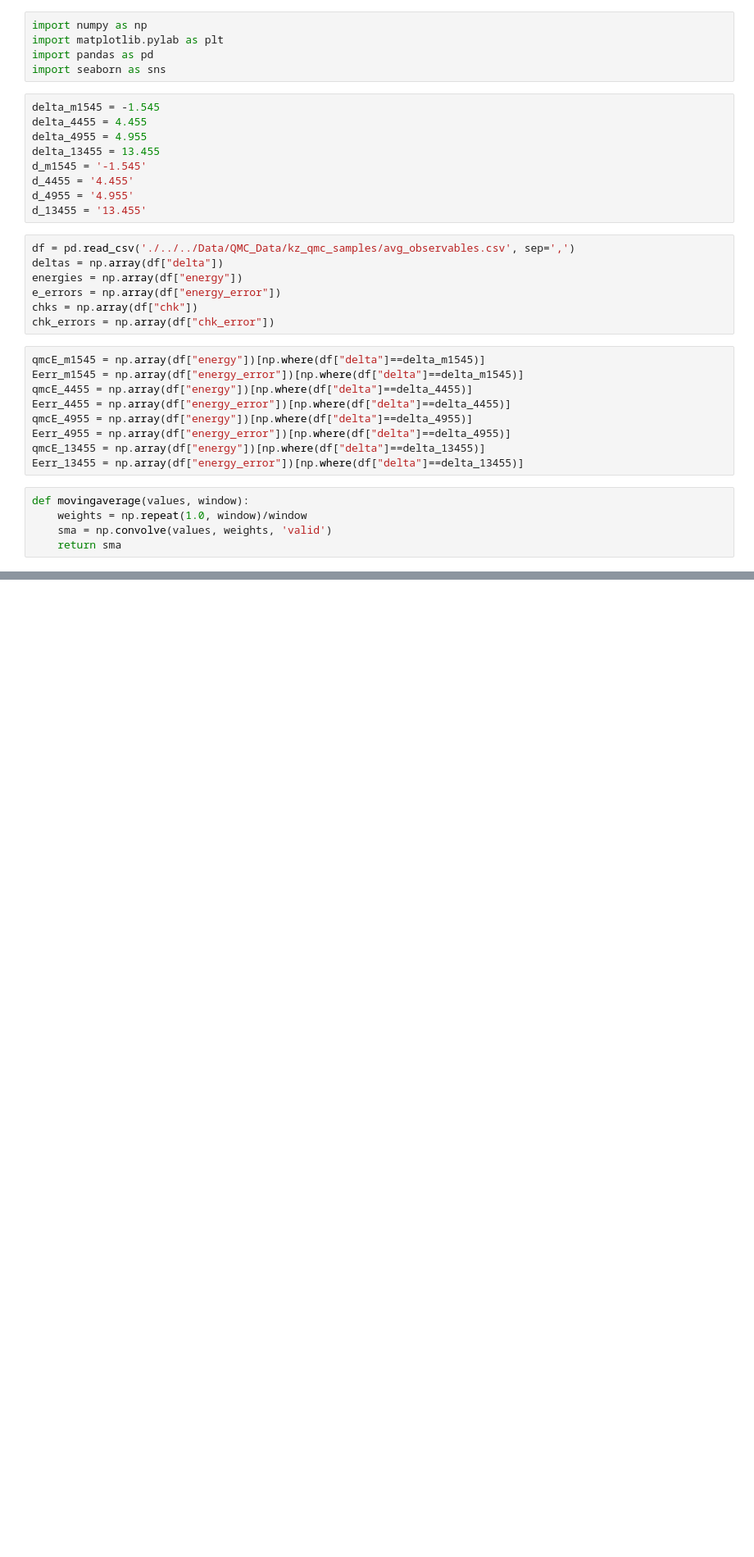
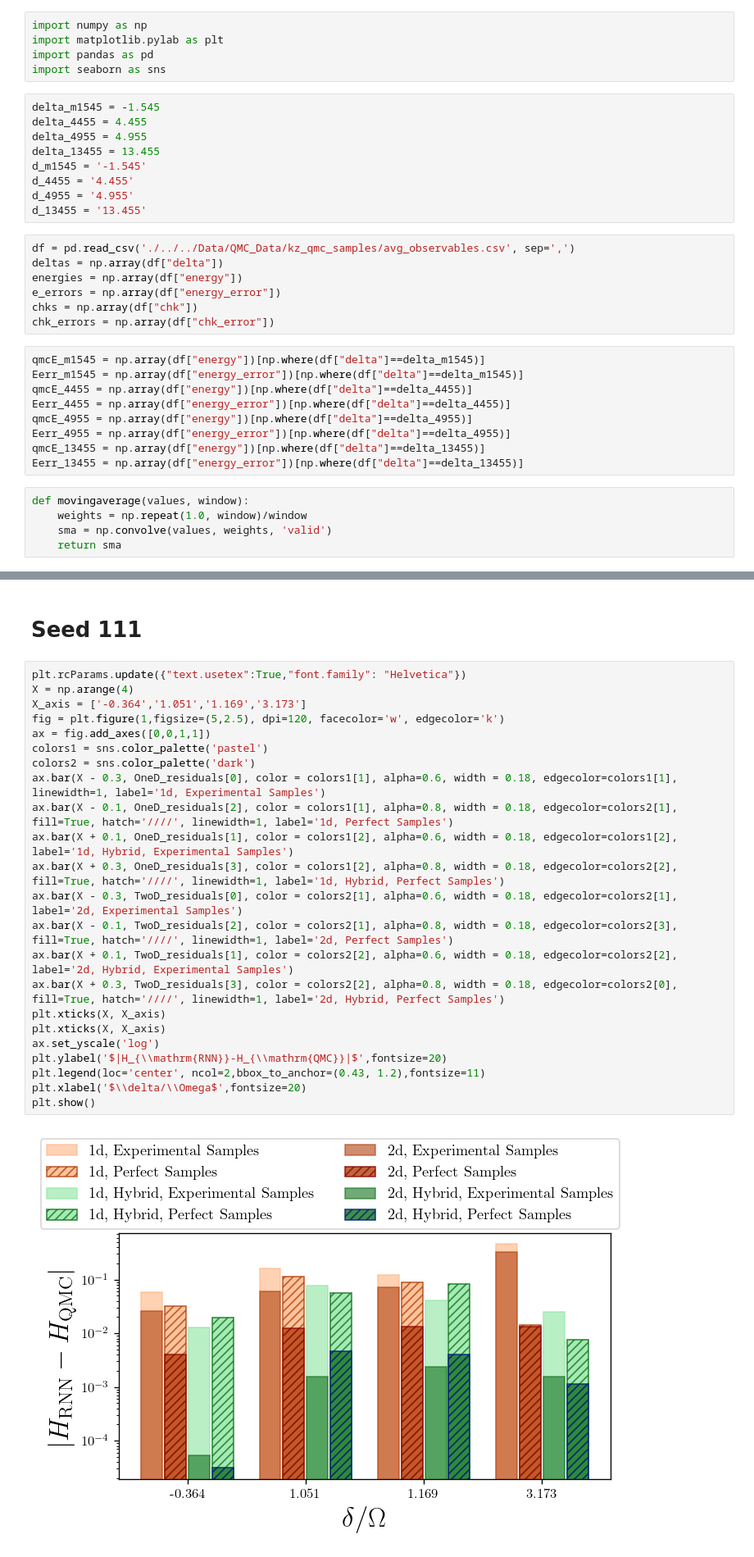
Before and after one commit to mschuylermoss/DataEnhancedVMC, a Jupyter notebook: KZ_sims/Figures/Figure7.ipynb, the cells around one changed output, grey strips where cells are left out. Shown: that part at 82% size. Cells and saved outputs as stored; diff of their text form; blank space fills up the shorter version.

```diff
--- a/KZ_sims/Figures/Figure7.ipynb
+++ b/KZ_sims/Figures/Figure7.ipynb
@@ -137,0 +200,27 @@ plt.show()
+# %% [markdown]
+# Seed 111
+# %%
+plt.rcParams.update({"text.usetex":True,"font.family": "Helvetica"})
+X = np.arange(4)
+X_axis = ['-0.364','1.051','1.169','3.173']
+fig = plt.figure(1,figsize=(5,2.5), dpi=120, facecolor='w', edgecolor='k')
+ax = fig.add_axes([0,0,1,1])
+colors1 = sns.color_palette('pastel')
+colors2 = sns.color_palette('dark')
+ax.bar(X - 0.3, OneD_residuals[0], color = colors1[1], alpha=0.6, width = 0.18, edgecolor=colors1[1], linewidth=1, label='1d, Experimental Samples')
+ax.bar(X - 0.1, OneD_residuals[2], color = colors1[1], alpha=0.8, width = 0.18, edgecolor=colors2[1], fill=True, hatch='////', linewidth=1, label='1d, Perfect Samples')
+ax.bar(X + 0.1, OneD_residuals[1], color = colors1[2], alpha=0.6, width = 0.18, edgecolor=colors1[2], label='1d, Hybrid, Experimental Samples')
+ax.bar(X + 0.3, OneD_residuals[3], color = colors1[2], alpha=0.8, width = 0.18, edgecolor=colors2[2], fill=True, hatch='////', linewidth=1, label='1d, Hybrid, Perfect Samples')
+ax.bar(X - 0.3, TwoD_residuals[0], color = colors2[1], alpha=0.6, width = 0.18, edgecolor=colors2[1], label='2d, Experimental Samples')
+ax.bar(X - 0.1, TwoD_residuals[2], color = colors2[1], alpha=0.8, width = 0.18, edgecolor=colors2[3], fill=True, hatch='////', linewidth=1, label='2d, Perfect Samples')
+ax.bar(X + 0.1, TwoD_residuals[1], color = colors2[2], alpha=0.6, width = 0.18, edgecolor=colors2[2], label='2d, Hybrid, Experimental Samples')
+ax.bar(X + 0.3, TwoD_residuals[3], color = colors2[2], alpha=0.8, width = 0.18, edgecolor=colors2[0], fill=True, hatch='////', linewidth=1, label='2d, Hybrid, Perfect Samples')
+plt.xticks(X, X_axis)
+plt.xticks(X, X_axis)
+ax.set_yscale('log')
+plt.ylabel('$|H_{\\mathrm{RNN}}-H_{\\mathrm{QMC}}|$',fontsize=20)
+plt.legend(loc='center', ncol=2,bbox_to_anchor=(0.43, 1.2),fontsize=11)
+plt.xlabel('$\\delta/\\Omega$',fontsize=20)
+plt.show()
+# %% [output]
+[figure, added]
```
Also changed, not shown: parts of 12 cells of this notebook, 5 other files.
